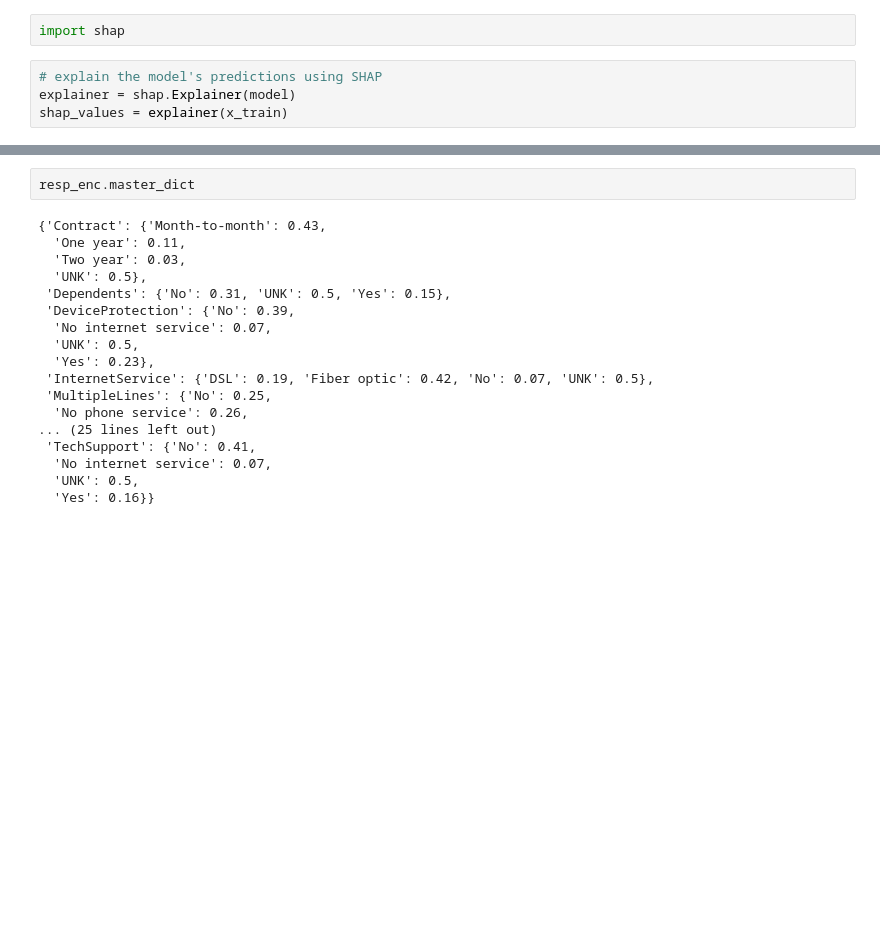
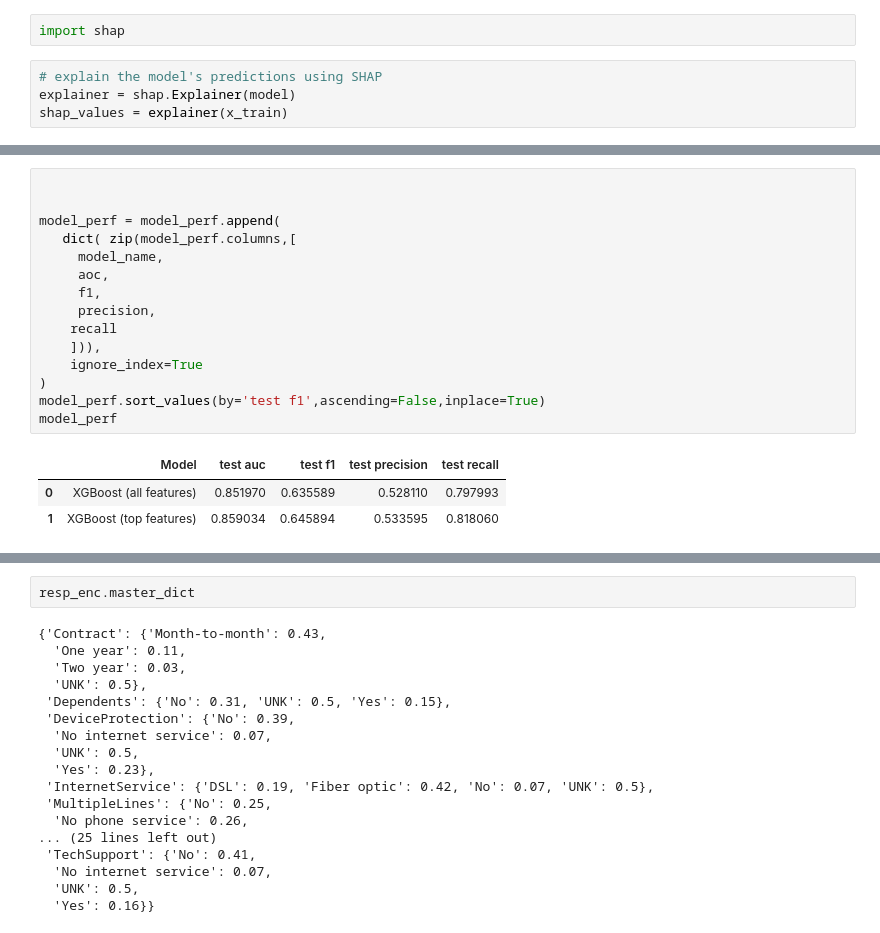
Before and after one commit to agno-nymous/Telco-customer-churn, a Jupyter notebook: notebooks/2_preprocessing.ipynb, the cells around one changed output, grey strips where cells are left out. Cells and saved outputs as stored; diff of their text form; blank space fills up the shorter version.

```diff
--- a/notebooks/2_preprocessing.ipynb
+++ b/notebooks/2_preprocessing.ipynb
@@ -432 +464,20 @@ recall: 0.8
 [figure]
+# %%
+
+
+model_perf = model_perf.append(
+   dict( zip(model_perf.columns,[
+     model_name,
+     aoc,
+     f1,
+     precision,
+    recall
+    ])),
+    ignore_index=True
+)
+model_perf.sort_values(by='test f1',ascending=False,inplace=True)
+model_perf
+# %% [output]
+|  | Model | test auc | test f1 | test precision | test recall |
+| 0 | XGBoost (all features) | 0.851970 | 0.635589 | 0.528110 | 0.797993 |
+| 1 | XGBoost (top features) | 0.859034 | 0.645894 | 0.533595 | 0.818060 |
```
Also changed, not shown: parts of 17 cells of this notebook.
